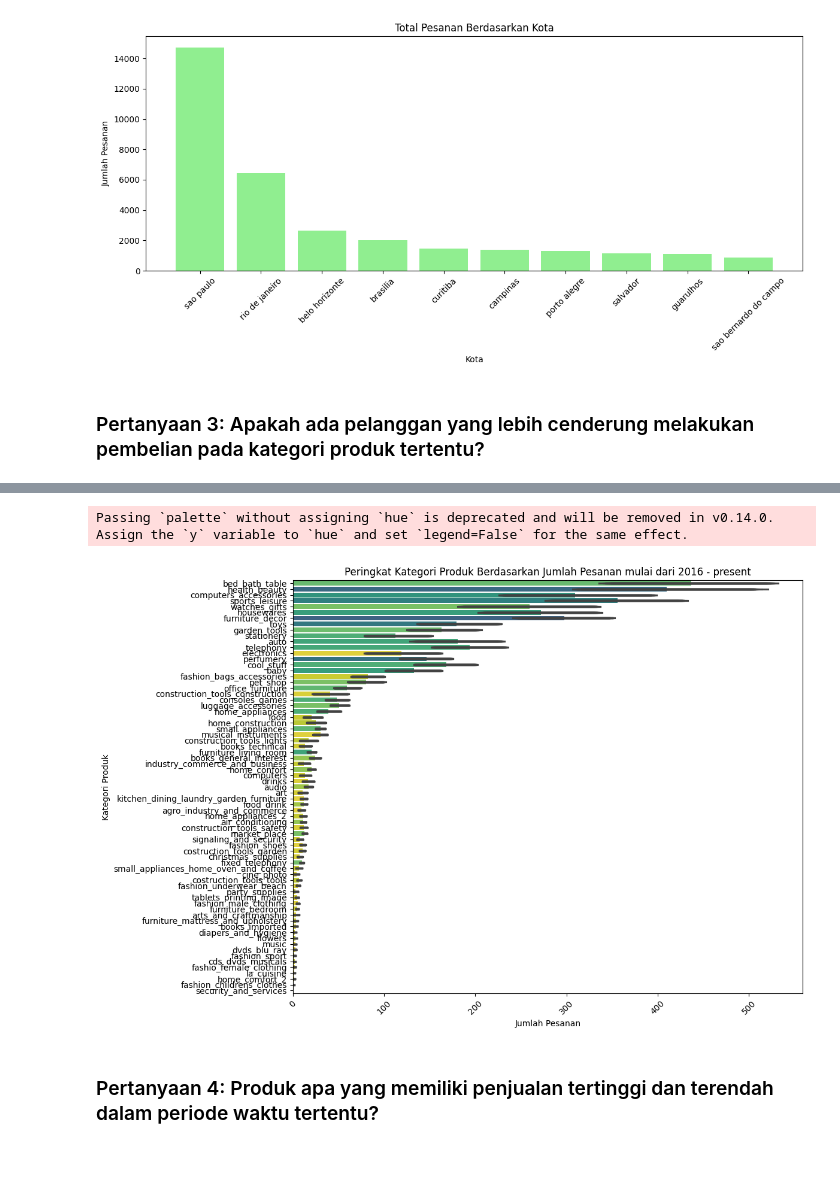
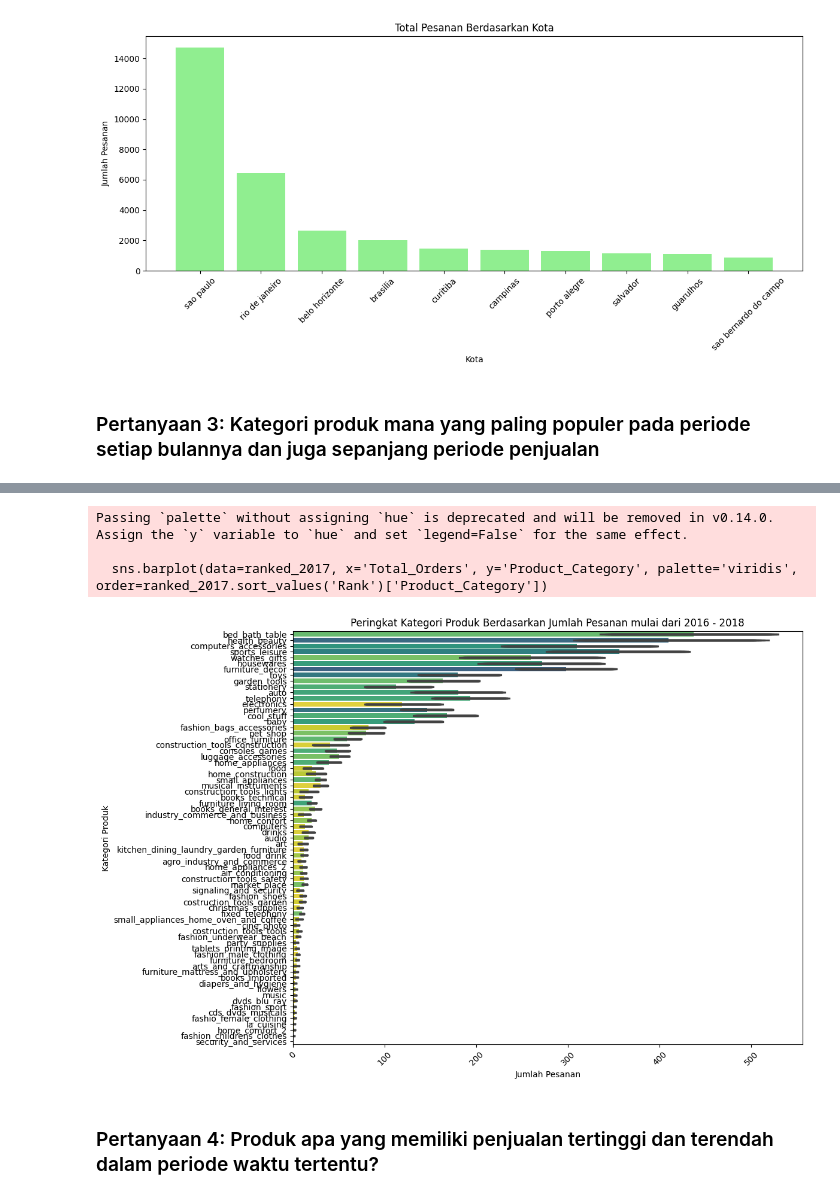
Before and after one commit to alvienandrianto/e_commerce_analysis, a Jupyter notebook: notebook.ipynb, the cells around one changed output, grey strips where cells are left out. Drawn from its saved outputs; the diff is of its cells as text; code cells hidden in the pictures; blank space fills up the shorter version.

```diff
--- a/notebook.ipynb
+++ b/notebook.ipynb
@@ -1048,8 +1048,8 @@ plt.show()
 1515              guarulhos          1118
 3389  sao bernardo do campo           891
 [figure]
-# %% [markdown]
-### Pertanyaan 3: Apakah ada pelanggan yang lebih cenderung melakukan pembelian pada kategori produk tertentu?
+# %% [markdown]
+### Pertanyaan 3: Kategori produk mana yang paling populer pada periode setiap bulannya dan juga sepanjang periode penjualan
 # %%
 # Menghitung jumlah pesanan per kategori produk dan bulan
 category_month_df = all_dataset.groupby(['purchase_year_month', 'product_category_name_english']).order_id.nunique().reset_index()
@@ -1080,30 +1080,32 @@ print(category_month_df.head(20))
 # %%
 # Menghitung jumlah pesanan per kategori produk dan bulan
 category_month_df = all_dataset.groupby(['purchase_year_month', 'product_category_name_english']).order_id.nunique().reset_index()
 category_month_df.columns = ['Month', 'Product_Category', 'Total_Orders']
 
 # Mengurutkan berdasarkan Total Orders dari tertinggi ke terendah
 category_month_df = category_month_df.sort_values(by='Total_Orders', ascending=False)
 
 # Menambahkan kolom peringkat
 category_month_df['Rank'] = category_month_df['Total_Orders'].rank(method='min', ascending=False)
 
 # Menampilkan data peringkat untuk tahun tertentu, misalnya 2017
 ranked_2017 = category_month_df[category_month_df['Month'].dt.year >= 2016]
 
 # Membuat grafik batang untuk peringkat
 plt.figure(figsize=(12, 8))
 sns.barplot(data=ranked_2017, x='Total_Orders', y='Product_Category', palette='viridis', order=ranked_2017.sort_values('Rank')['Product_Category'])
 
-plt.title('Peringkat Kategori Produk Berdasarkan Jumlah Pesanan mulai dari 2016 - present')
+plt.title('Peringkat Kategori Produk Berdasarkan Jumlah Pesanan mulai dari 2016 - 2018')
 plt.xlabel('Jumlah Pesanan')
 plt.ylabel('Kategori Produk')
 plt.xticks(rotation=45)
 plt.tight_layout()
 plt.show()
 # %% [output]
 Passing `palette` without assigning `hue` is deprecated and will be removed in v0.14.0. Assign the `y` variable to `hue` and set `legend=False` for the same effect.
+
+  sns.barplot(data=ranked_2017, x='Total_Orders', y='Product_Category', palette='viridis', order=ranked_2017.sort_values('Rank')['Product_Category'])
-[figure, old version]
+[figure, new version]
 # %% [markdown]
 ### Pertanyaan 4: Produk apa yang memiliki penjualan tertinggi dan terendah dalam periode waktu tertentu?
 # %%
```
Also changed, not shown: parts of 14 cells of this notebook, 1 other file.
